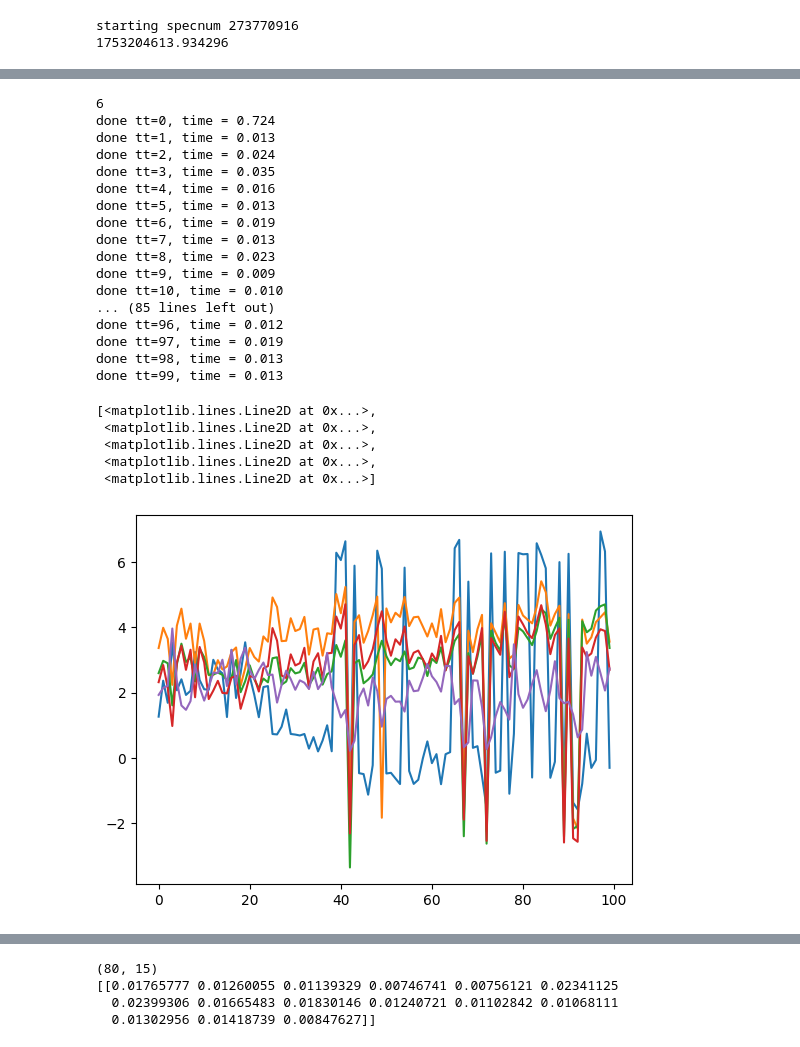
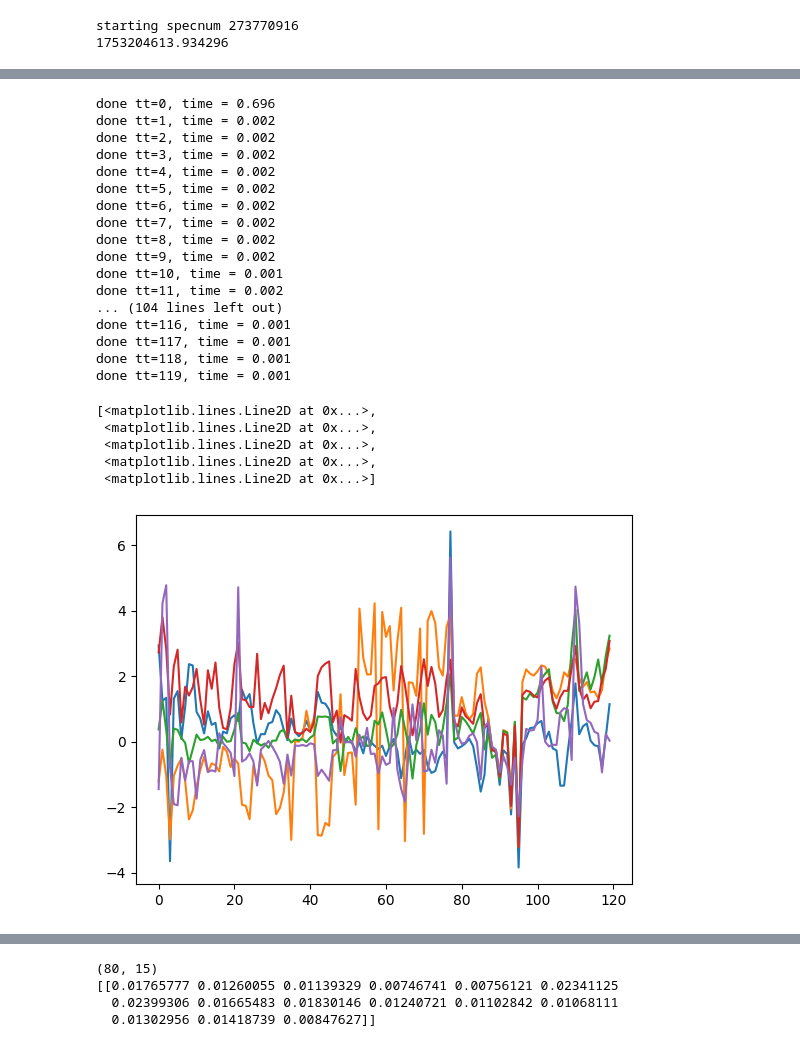
Before and after one commit to ALBATROS-Experiment/albatros_analysis, a Jupyter notebook: scripts/orbcomm/mohan_sanity_check.ipynb, the cells around one changed output, grey strips where cells are left out. Cells and saved outputs as stored; diff of their text form; code cells hidden in the pictures.

```diff
--- a/scripts/orbcomm/mohan_sanity_check.ipynb
+++ b/scripts/orbcomm/mohan_sanity_check.ipynb
@@ -367,0 +604,2 @@ print(multi_vis.shape)
+# %%
+nblines,ntimes2,nchans=vis2.shape
@@ -367,0 +608,2 @@ print(multi_vis.shape)
+# %%
+thermal_noise2 = get_thermal_noise(vis2, ant_idxs)
@@ -368,6 +612,6 @@ print(multi_vis.shape)
 # %%
 for bl in range(n_blines):
-    plt.semilogy(median_filter(thermal_noise[bl,:],10),label=f'bl id {bl}')
+    plt.semilogy(median_filter(thermal_noise2[bl,:],10),label=f'bl id {bl}')
 plt.title(f"Median-filt. phase noise, all baselines, int. time {T_SPECTRA*acclen:4.2f}s")
 plt.ylabel("$\sigma_\phi$ (rad)")
 plt.xlabel("Time (s)")
@@ -378,16 +622 @@ plt.grid(True)
-# %%
-path_cutter_finetiming = os.path.join(path_batch, 'cutting_finetiming.json')
-
-if os.path.exists(path_cutter_finetiming):
-    with open(path_cutter_finetiming, "r") as f:
-        cutter = json.load(f)
-else:
-    cutter = {}
-
-cutter.setdefault(fname_data, {})
-cutter[fname_data]['spectra_start'] = spectra_cut_start
-cutter[fname_data]['spectra_end'] = spectra_cut_end
-
-with open(path_cutter_finetiming, "w") as f:
-    json.dump(cutter, f, indent=4)
 # %%
@@ -442,52 +685,54 @@ nant,nfreq,ntime,nbl 6 80 100 15
 # %%
 # array of fitted taus for each time, for each (non-reference) antenna
-taus_fitted = np.zeros((ntime,nant-1),dtype='float64')
-print(nant)
+taus_fitted = np.zeros((ntime,nant_used-1),dtype='float64')
 
 # make some guess about fitted taus (for one sample time)
-taus_guess_single = np.ones(nant-1)
+taus_guess_single = np.ones(nant_used-1)
 
 for tt in range(ntime):
     ydata = data_matrix[tt,:,:].ravel()
-    weights = weight_matrix[tt,:]
+    if masking:
+        weights = weight_matrix[tt,:,:]
+    else:
+        weights = weigh_matrix[tt,:]
     t1=time.time()
     tau_fit_params = least_squares(func, taus_guess_single, args=(ydata, freqs_normalized, weights),
                                                         jac=jac,
                                                         method='lm',
                                                         ftol=1e-06,
                                                         xtol=1e-06,
                                                         gtol=1e-06,
                                                         loss='linear')
     t2=time.time()
     taus_fitted[tt,:] = tau_fit_params['x']
     #print(fit_params)
     print(f"done tt={tt}, time = {t2-t1:5.3f}")
 
 plt.plot(taus_fitted)
 # %% [output]
-6
-done tt=0, time = 0.724
-done tt=1, time = 0.013
-done tt=2, time = 0.024
-done tt=3, time = 0.035
-done tt=4, time = 0.016
-done tt=5, time = 0.013
-done tt=6, time = 0.019
-done tt=7, time = 0.013
-done tt=8, time = 0.023
-done tt=9, time = 0.009
-done tt=10, time = 0.010
-... (85 lines left out)
-done tt=96, time = 0.012
-done tt=97, time = 0.019
-done tt=98, time = 0.013
-done tt=99, time = 0.013
+done tt=0, time = 0.696
+done tt=1, time = 0.002
+done tt=2, time = 0.002
+done tt=3, time = 0.002
+done tt=4, time = 0.002
+done tt=5, time = 0.002
+done tt=6, time = 0.002
+done tt=7, time = 0.002
+done tt=8, time = 0.002
+done tt=9, time = 0.002
+done tt=10, time = 0.001
+done tt=11, time = 0.002
+... (104 lines left out)
+done tt=116, time = 0.001
+done tt=117, time = 0.001
+done tt=118, time = 0.001
+done tt=119, time = 0.001
 [<matplotlib.lines.Line2D at 0x...>,
  <matplotlib.lines.Line2D at 0x...>,
  <matplotlib.lines.Line2D at 0x...>,
  <matplotlib.lines.Line2D at 0x...>,
  <matplotlib.lines.Line2D at 0x...>]
-[figure, old version]
+[figure, new version]
 # %%
 # unwrap the fitted taus into actual delay values
 labels=['M1-4', 'M1-5', 'M1-6', 'M1-7', 'M1-8']
```
Also changed, not shown: parts of 30 cells of this notebook, 11 other files.
